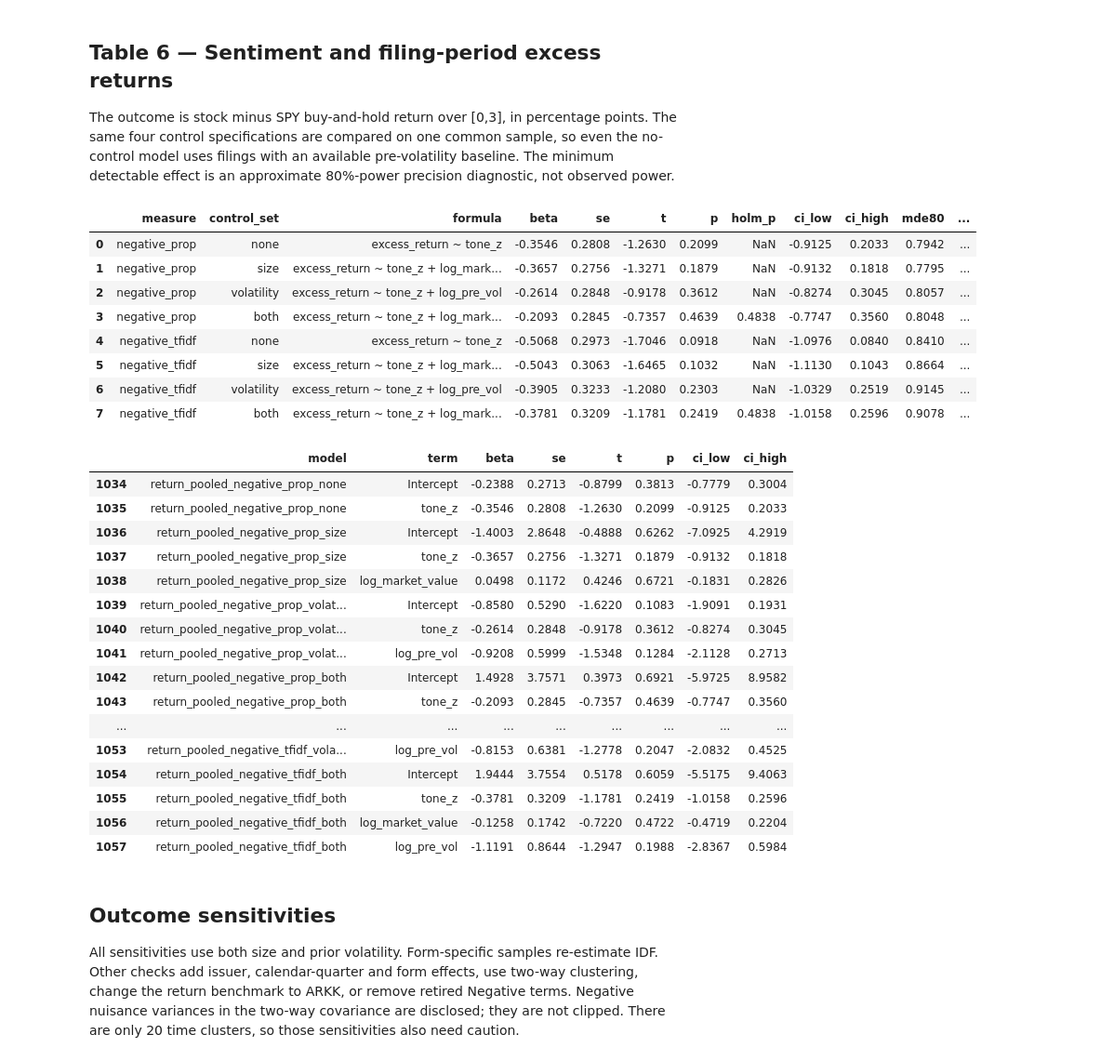
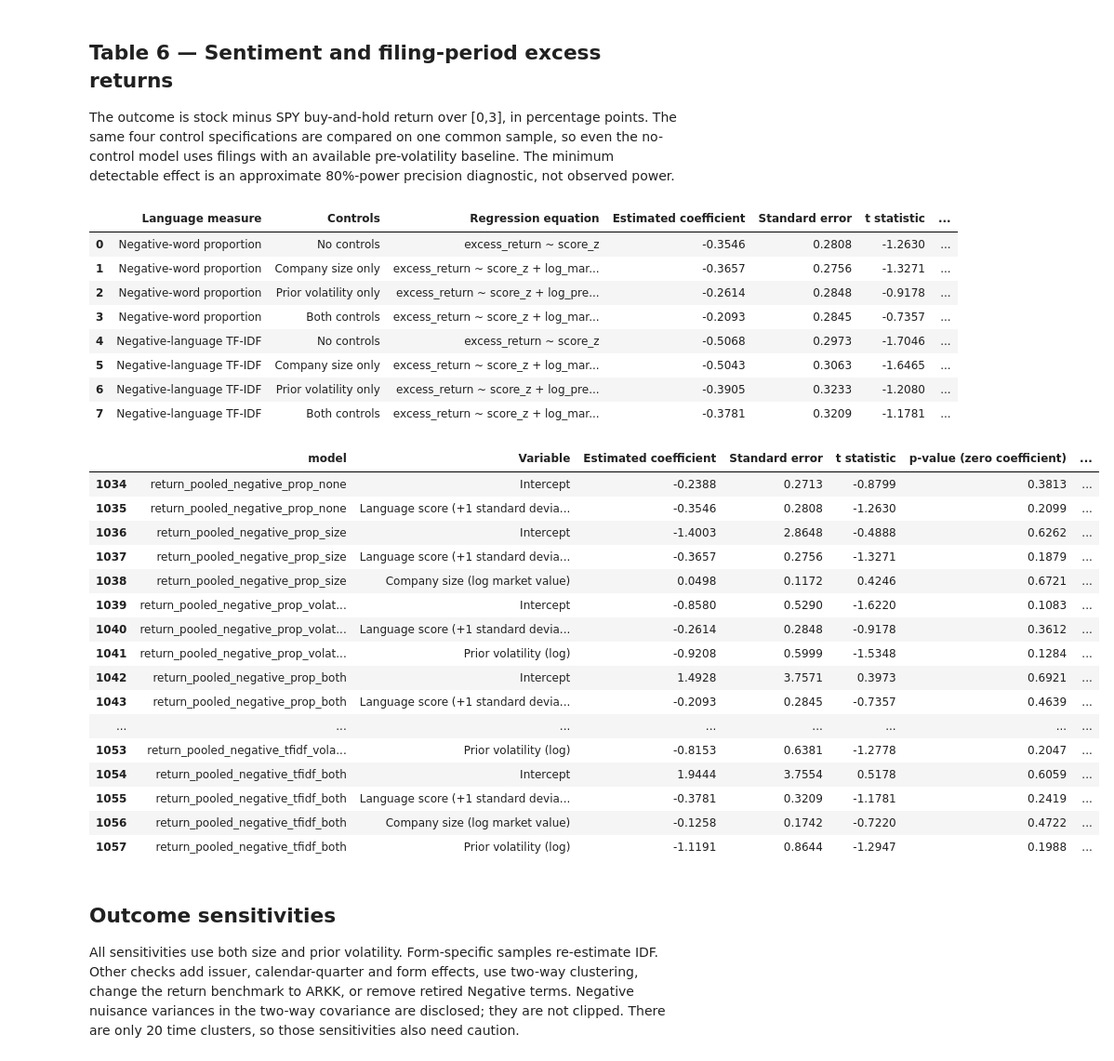
Before and after one commit to victor4628/FRE7871-NLP, a Jupyter notebook: assignment1.ipynb, the cells around one changed output. Shown at 93% size. Saved outputs shown, nothing was run; the diff lists cells and outputs as text; code cells hidden in the pictures.

```diff
--- a/assignment1.ipynb
+++ b/assignment1.ipynb
@@ -20,6 +20,26 @@ RESULTS=ROOT/'outputs/analysis'
 pd.set_option('display.max_rows',100)
 pd.set_option('display.max_columns',30)
 pd.set_option('display.float_format',lambda x:f'{x:.4f}')
+def show_table(frame):
+    labels={'measure':'Language measure','control_set':'Controls','beta':'Estimated coefficient',
+            'se':'Standard error','t':'t statistic','p':'p-value (zero coefficient)','holm_p':'Adjusted p-value (Holm)',
+            'n':'Observations','firms':'Number of companies','form':'Report type',
+            'ci_low':'95% confidence interval: lower','ci_high':'95% confidence interval: upper',
+            'within_beta':'Within-company slope','within_se':'Within-company standard error',
+            'within_p':'Within-company p-value','within_holm_p':'Adjusted within-company p-value (Holm)',
+            'aggregate_beta':'Overall slope','aggregate_ols_t':'Ordinary OLS t statistic',
+            'aggregate_hac_t':'Newey-West t statistic','within_n':'Company-quarter observations',
+            'term':'Variable','formula':'Regression equation','mde80':'Approximate detectable effect (80% power)'}
+    readable={'negative_prop':'Negative-word proportion','negative_tfidf':'Negative-language TF-IDF',
+              'uncertainty_prop':'Uncertainty-word proportion','uncertainty_tfidf':'Uncertainty TF-IDF',
+              'none':'No controls','size':'Company size only','volatility':'Prior volatility only',
+              'both':'Both controls','score_z':'Language score (+1 standard deviation)',
+              'log_market_value':'Company size (log market value)','log_pre_vol':'Prior volatility (log)'}
+    view=frame.copy()
+    for col in ['measure','control_set','term']:
+        if col in view:
+            view[col]=view[col].replace(readable)
+    display(view.rename(columns=labels))
 # %% [markdown]
 ## Numerical and timing tests
 The tests cover the paper's weighting formula, same-corpus IDF, early closes, missing returns, compounding, split units, inline text, shell checkboxes, common-share classes, and redundant fixed effects.
@@ -236,36 +256,36 @@ display(c.loc[c.model.isin(t5.model)])
 The outcome is stock minus SPY buy-and-hold return over [0,3], in percentage points. The same four control specifications are compared on one common sample, so even the no-control model uses filings with an available pre-volatility baseline. The minimum detectable effect is an approximate 80%-power precision diagnostic, not observed power.
 # %%
 t6=pd.read_csv(RESULTS/'table6.csv')
-display(t6[['measure','control_set','formula','beta','se','t','p','holm_p','ci_low','ci_high','mde80','n','firms']])
-display(c.loc[c.model.isin(t6.model)])
+show_table(t6[['measure','control_set','formula','beta','se','t','p','holm_p','ci_low','ci_high','mde80','n','firms']])
+show_table(c.loc[c.model.isin(t6.model)])
 assert t6.groupby('measure').corpus.nunique().eq(1).all()
 # %% [output]
-|  | measure | control_set | formula | beta | se | t | p | holm_p | ci_low | ci_high | mde80 | ... |
-| 0 | negative_prop | none | excess_return ~ tone_z | -0.3546 | 0.2808 | -1.2630 | 0.2099 | NaN | -0.9125 | 0.2033 | 0.7942 | ... |
-| 1 | negative_prop | size | excess_return ~ tone_z + log_mark... | -0.3657 | 0.2756 | -1.3271 | 0.1879 | NaN | -0.9132 | 0.1818 | 0.7795 | ... |
-| 2 | negative_prop | volatility | excess_return ~ tone_z + log_pre_vol | -0.2614 | 0.2848 | -0.9178 | 0.3612 | NaN | -0.8274 | 0.3045 | 0.8057 | ... |
-| 3 | negative_prop | both | excess_return ~ tone_z + log_mark... | -0.2093 | 0.2845 | -0.7357 | 0.4639 | 0.4838 | -0.7747 | 0.3560 | 0.8048 | ... |
-| 4 | negative_tfidf | none | excess_return ~ tone_z | -0.5068 | 0.2973 | -1.7046 | 0.0918 | NaN | -1.0976 | 0.0840 | 0.8410 | ... |
-| 5 | negative_tfidf | size | excess_return ~ tone_z + log_mark... | -0.5043 | 0.3063 | -1.6465 | 0.1032 | NaN | -1.1130 | 0.1043 | 0.8664 | ... |
-| 6 | negative_tfidf | volatility | excess_return ~ tone_z + log_pre_vol | -0.3905 | 0.3233 | -1.2080 | 0.2303 | NaN | -1.0329 | 0.2519 | 0.9145 | ... |
-| 7 | negative_tfidf | both | excess_return ~ tone_z + log_mark... | -0.3781 | 0.3209 | -1.1781 | 0.2419 | 0.4838 | -1.0158 | 0.2596 | 0.9078 | ... |
+|  | Language measure | Controls | Regression equation | Estimated coefficient | Standard error | t statistic | ... |
+| 0 | Negative-word proportion | No controls | excess_return ~ score_z | -0.3546 | 0.2808 | -1.2630 | ... |
+| 1 | Negative-word proportion | Company size only | excess_return ~ score_z + log_mar... | -0.3657 | 0.2756 | -1.3271 | ... |
+| 2 | Negative-word proportion | Prior volatility only | excess_return ~ score_z + log_pre... | -0.2614 | 0.2848 | -0.9178 | ... |
+| 3 | Negative-word proportion | Both controls | excess_return ~ score_z + log_mar... | -0.2093 | 0.2845 | -0.7357 | ... |
+| 4 | Negative-language TF-IDF | No controls | excess_return ~ score_z | -0.5068 | 0.2973 | -1.7046 | ... |
+| 5 | Negative-language TF-IDF | Company size only | excess_return ~ score_z + log_mar... | -0.5043 | 0.3063 | -1.6465 | ... |
+| 6 | Negative-language TF-IDF | Prior volatility only | excess_return ~ score_z + log_pre... | -0.3905 | 0.3233 | -1.2080 | ... |
+| 7 | Negative-language TF-IDF | Both controls | excess_return ~ score_z + log_mar... | -0.3781 | 0.3209 | -1.1781 | ... |
-|  | model | term | beta | se | t | p | ci_low | ci_high |
-| 1034 | return_pooled_negative_prop_none | Intercept | -0.2388 | 0.2713 | -0.8799 | 0.3813 | -0.7779 | 0.3004 |
-| 1035 | return_pooled_negative_prop_none | tone_z | -0.3546 | 0.2808 | -1.2630 | 0.2099 | -0.9125 | 0.2033 |
-| 1036 | return_pooled_negative_prop_size | Intercept | -1.4003 | 2.8648 | -0.4888 | 0.6262 | -7.0925 | 4.2919 |
-| 1037 | return_pooled_negative_prop_size | tone_z | -0.3657 | 0.2756 | -1.3271 | 0.1879 | -0.9132 | 0.1818 |
-| 1038 | return_pooled_negative_prop_size | log_market_value | 0.0498 | 0.1172 | 0.4246 | 0.6721 | -0.1831 | 0.2826 |
-| 1039 | return_pooled_negative_prop_volat... | Intercept | -0.8580 | 0.5290 | -1.6220 | 0.1083 | -1.9091 | 0.1931 |
-| 1040 | return_pooled_negative_prop_volat... | tone_z | -0.2614 | 0.2848 | -0.9178 | 0.3612 | -0.8274 | 0.3045 |
-| 1041 | return_pooled_negative_prop_volat... | log_pre_vol | -0.9208 | 0.5999 | -1.5348 | 0.1284 | -2.1128 | 0.2713 |
-| 1042 | return_pooled_negative_prop_both | Intercept | 1.4928 | 3.7571 | 0.3973 | 0.6921 | -5.9725 | 8.9582 |
-| 1043 | return_pooled_negative_prop_both | tone_z | -0.2093 | 0.2845 | -0.7357 | 0.4639 | -0.7747 | 0.3560 |
-| ... | ... | ... | ... | ... | ... | ... | ... | ... |
-| 1053 | return_pooled_negative_tfidf_vola... | log_pre_vol | -0.8153 | 0.6381 | -1.2778 | 0.2047 | -2.0832 | 0.4525 |
-| 1054 | return_pooled_negative_tfidf_both | Intercept | 1.9444 | 3.7554 | 0.5178 | 0.6059 | -5.5175 | 9.4063 |
-| 1055 | return_pooled_negative_tfidf_both | tone_z | -0.3781 | 0.3209 | -1.1781 | 0.2419 | -1.0158 | 0.2596 |
-| 1056 | return_pooled_negative_tfidf_both | log_market_value | -0.1258 | 0.1742 | -0.7220 | 0.4722 | -0.4719 | 0.2204 |
-| 1057 | return_pooled_negative_tfidf_both | log_pre_vol | -1.1191 | 0.8644 | -1.2947 | 0.1988 | -2.8367 | 0.5984 |
+|  | model | Variable | Estimated coefficient | Standard error | t statistic | p-value (zero coefficient) | ... |
+| 1034 | return_pooled_negative_prop_none | Intercept | -0.2388 | 0.2713 | -0.8799 | 0.3813 | ... |
+| 1035 | return_pooled_negative_prop_none | Language score (+1 standard devia... | -0.3546 | 0.2808 | -1.2630 | 0.2099 | ... |
+| 1036 | return_pooled_negative_prop_size | Intercept | -1.4003 | 2.8648 | -0.4888 | 0.6262 | ... |
+| 1037 | return_pooled_negative_prop_size | Language score (+1 standard devia... | -0.3657 | 0.2756 | -1.3271 | 0.1879 | ... |
+| 1038 | return_pooled_negative_prop_size | Company size (log market value) | 0.0498 | 0.1172 | 0.4246 | 0.6721 | ... |
+| 1039 | return_pooled_negative_prop_volat... | Intercept | -0.8580 | 0.5290 | -1.6220 | 0.1083 | ... |
+| 1040 | return_pooled_negative_prop_volat... | Language score (+1 standard devia... | -0.2614 | 0.2848 | -0.9178 | 0.3612 | ... |
+| 1041 | return_pooled_negative_prop_volat... | Prior volatility (log) | -0.9208 | 0.5999 | -1.5348 | 0.1284 | ... |
+| 1042 | return_pooled_negative_prop_both | Intercept | 1.4928 | 3.7571 | 0.3973 | 0.6921 | ... |
+| 1043 | return_pooled_negative_prop_both | Language score (+1 standard devia... | -0.2093 | 0.2845 | -0.7357 | 0.4639 | ... |
+| ... | ... | ... | ... | ... | ... | ... | ... |
+| 1053 | return_pooled_negative_tfidf_vola... | Prior volatility (log) | -0.8153 | 0.6381 | -1.2778 | 0.2047 | ... |
+| 1054 | return_pooled_negative_tfidf_both | Intercept | 1.9444 | 3.7554 | 0.5178 | 0.6059 | ... |
+| 1055 | return_pooled_negative_tfidf_both | Language score (+1 standard devia... | -0.3781 | 0.3209 | -1.1781 | 0.2419 | ... |
+| 1056 | return_pooled_negative_tfidf_both | Company size (log market value) | -0.1258 | 0.1742 | -0.7220 | 0.4722 | ... |
+| 1057 | return_pooled_negative_tfidf_both | Prior volatility (log) | -1.1191 | 0.8644 | -1.2947 | 0.1988 | ... |
 # %% [markdown]
 ## Outcome sensitivities
 All sensitivities use both size and prior volatility. Form-specific samples re-estimate IDF. Other checks add issuer, calendar-quarter and form effects, use two-way clustering, change the return benchmark to ARKK, or remove retired Negative terms. Negative nuisance variances in the two-way covariance are disclosed; they are not clipped. There are only 20 time clusters, so those sensitivities also need caution.
```
Also changed, not shown: parts of 12 cells of this notebook, 12 other files.
